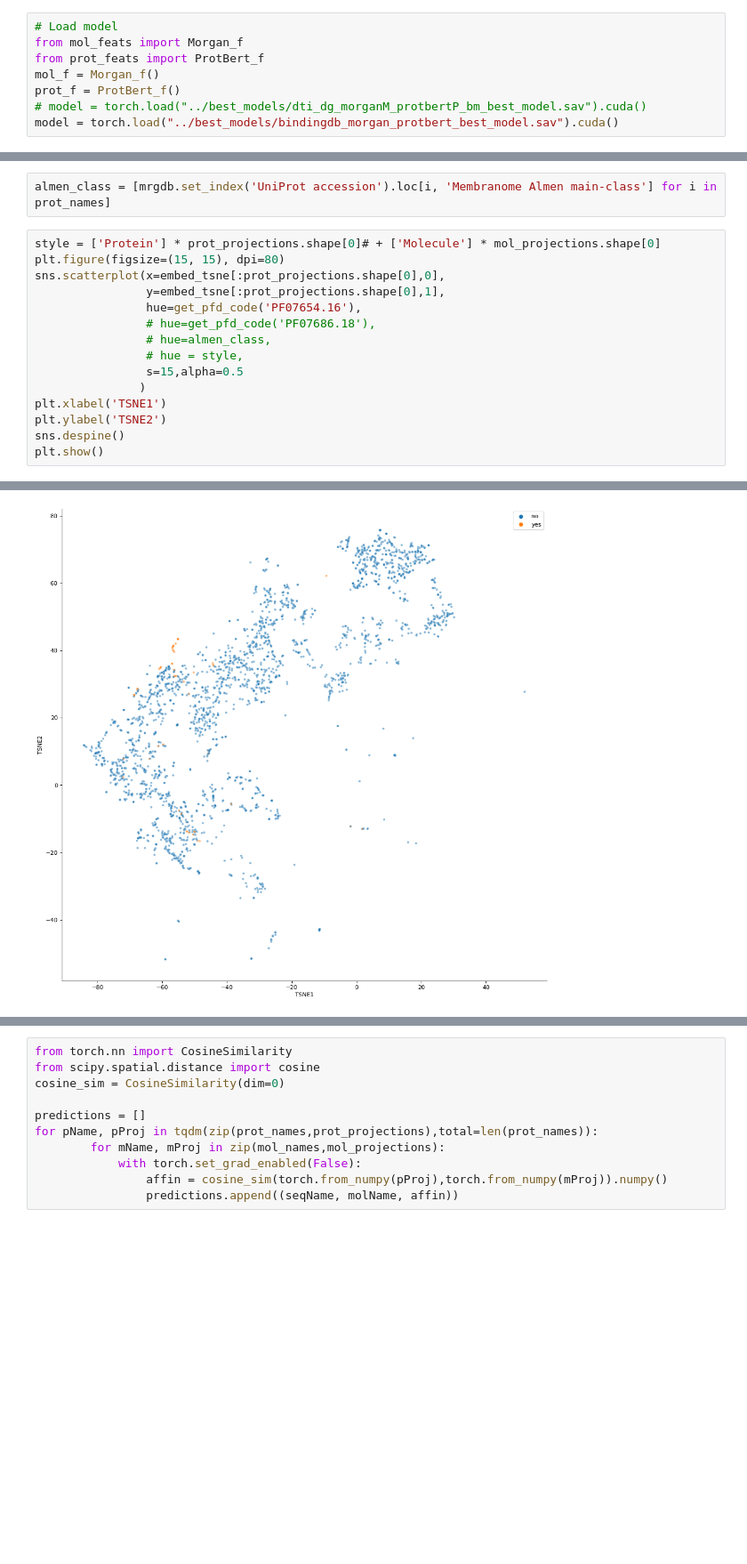
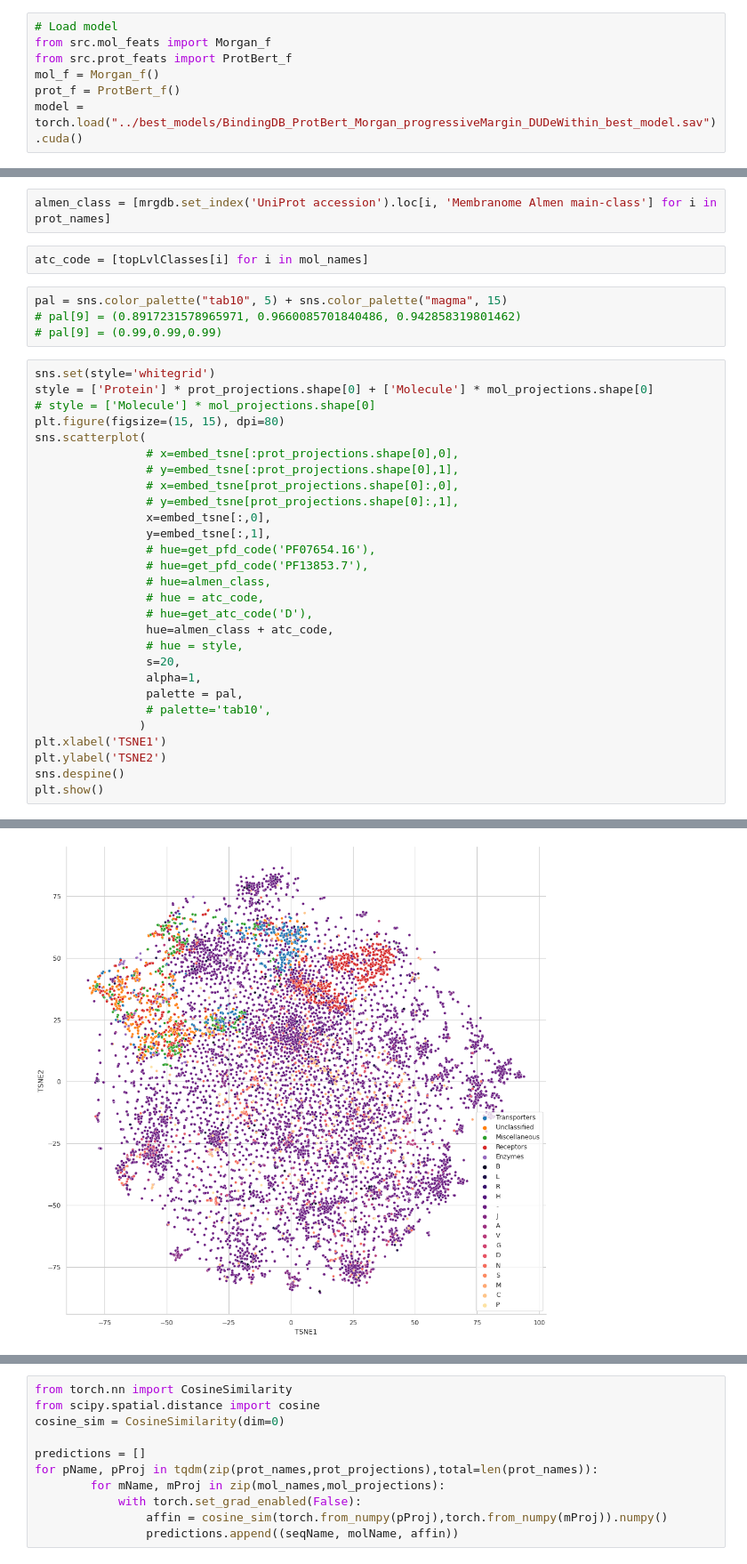
Before and after one commit to samsledje/ConPLex_dev, a Jupyter notebook: nb/DrugBank x Surfaceome.ipynb, the cells around one changed output, grey strips where cells are left out. Shown at 89% size. Saved outputs shown, nothing was run; the diff lists cells and outputs as text; blank space fills up the shorter version.

```diff
--- a/nb/DrugBank x Surfaceome.ipynb
+++ b/nb/DrugBank x Surfaceome.ipynb
@@ -259,8 +260,7 @@ from architectures import SimplePLMModel, SimpleCosine
 # %%
 # Load model
-from mol_feats import Morgan_f
-from prot_feats import ProtBert_f
+from src.mol_feats import Morgan_f
+from src.prot_feats import ProtBert_f
 mol_f = Morgan_f()
 prot_f = ProtBert_f()
-# model = torch.load("../best_models/dti_dg_morganM_protbertP_bm_best_model.sav").cuda()
-model = torch.load("../best_models/bindingdb_morgan_protbert_best_model.sav").cuda()
+model = torch.load("../best_models/BindingDB_ProtBert_Morgan_progressiveMargin_DUDeWithin_best_model.sav").cuda()
@@ -393,15 +394,34 @@ def get_pfd_code(code):
 # %%
 almen_class = [mrgdb.set_index('UniProt accession').loc[i, 'Membranome Almen main-class'] for i in prot_names]
+# %%
+atc_code = [topLvlClasses[i] for i in mol_names]
+# %%
+pal = sns.color_palette("tab10", 5) + sns.color_palette("magma", 15)
+# pal[9] = (0.8917231578965971, 0.9660085701840486, 0.942858319801462)
+# pal[9] = (0.99,0.99,0.99)
 # %%
-style = ['Protein'] * prot_projections.shape[0]# + ['Molecule'] * mol_projections.shape[0]
+sns.set(style='whitegrid')
+style = ['Protein'] * prot_projections.shape[0] + ['Molecule'] * mol_projections.shape[0]
+# style = ['Molecule'] * mol_projections.shape[0]
 plt.figure(figsize=(15, 15), dpi=80)
-sns.scatterplot(x=embed_tsne[:prot_projections.shape[0],0],
-                y=embed_tsne[:prot_projections.shape[0],1],
-                hue=get_pfd_code('PF07654.16'),
-                # hue=get_pfd_code('PF07686.18'),
+sns.scatterplot(
+                # x=embed_tsne[:prot_projections.shape[0],0],
+                # y=embed_tsne[:prot_projections.shape[0],1],
+                # x=embed_tsne[prot_projections.shape[0]:,0],
+                # y=embed_tsne[prot_projections.shape[0]:,1],
+                x=embed_tsne[:,0],
+                y=embed_tsne[:,1],
+                # hue=get_pfd_code('PF07654.16'),
+                # hue=get_pfd_code('PF13853.7'),
                 # hue=almen_class,
+                # hue = atc_code,
+                # hue=get_atc_code('D'),
+                hue=almen_class + atc_code,
                 # hue = style,
-                s=15,alpha=0.5
+                s=20,
+                alpha=1,
+                palette = pal,
+                # palette='tab10',
                )
 plt.xlabel('TSNE1')
 plt.ylabel('TSNE2')
@@ -412,3 +431,3 @@ plt.show()
-[figure, old version]
+[figure, new version]
 # %% [markdown]
 ---
```
Also changed, not shown: parts of 18 cells of this notebook, 9 other files.
